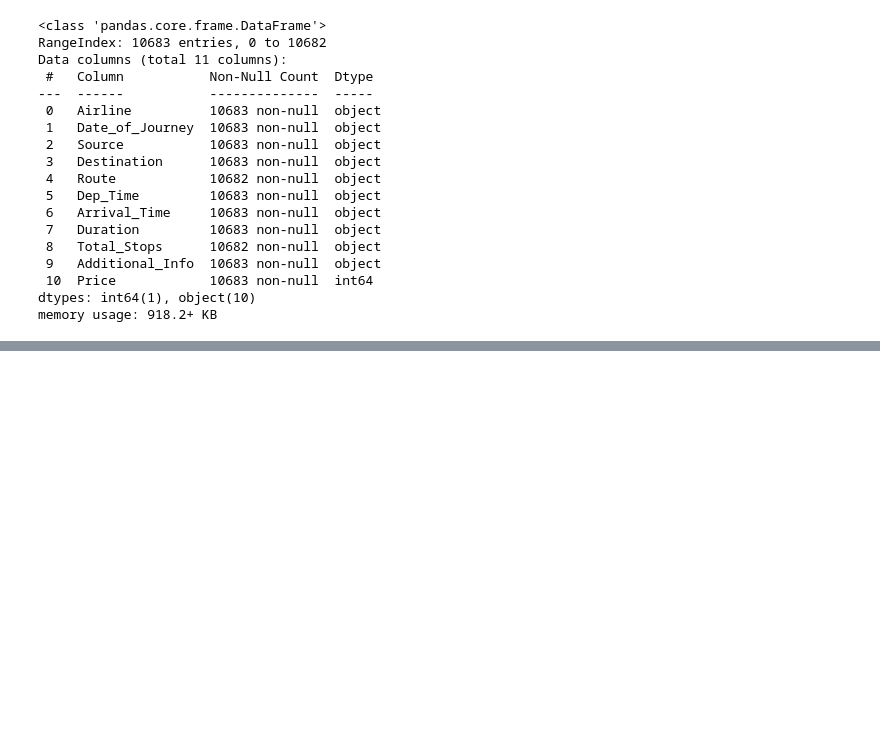
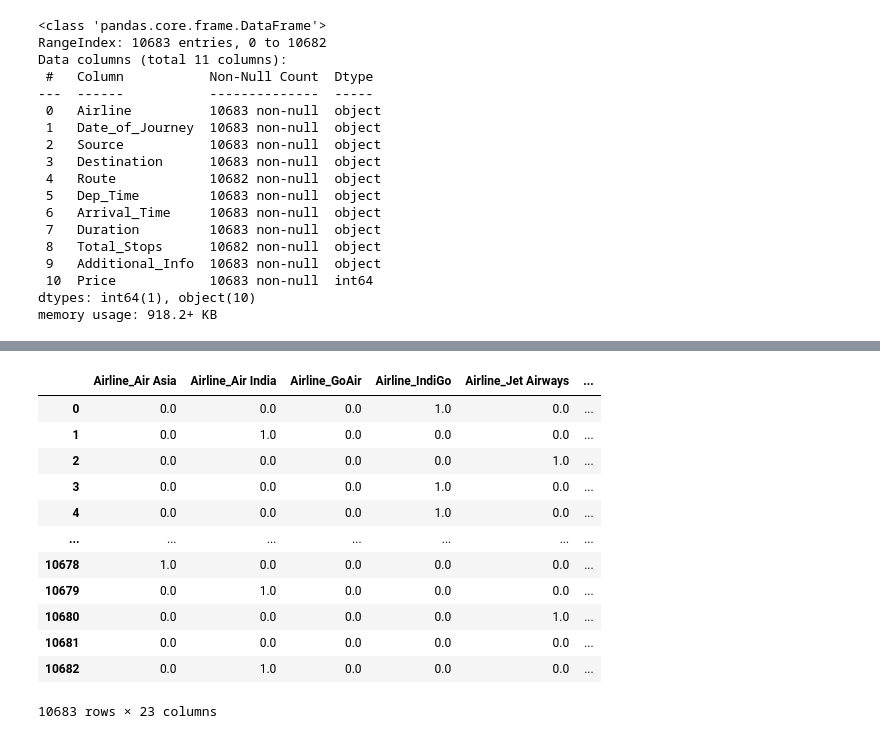
Before and after one commit to nikesm98/Machine-Learning-full, a Jupyter notebook: Machine Learning/EDA_FlilghtPrice/flightPrice.ipynb, the cells around one changed output, grey strips where cells are left out. Saved outputs shown, nothing was run; the diff lists cells and outputs as text; code cells hidden in the pictures; blank space fills up the shorter version.

```diff
--- a/Machine Learning/EDA_FlilghtPrice/flightPrice.ipynb
+++ b/Machine Learning/EDA_FlilghtPrice/flightPrice.ipynb
@@ -50,0 +306,3 @@ memory usage: 918.2+ KB
+# %%
+df['Duration_Hour'] = df['Duration_Hour'].astype(int)
+# df['Duration_Min'] = df['Duration_Min'].astype(int)
@@ -50,0 +340,5 @@ memory usage: 918.2+ KB
+# %%
+df['Duration_Min'] =df['Duration_Min'].map({
+
+    np.nan:0,
+})
@@ -50,0 +378,4 @@ memory usage: 918.2+ KB
+# %%
+encoder = OneHotEncoder()
+# %%
+encoder.fit_transform(df[['Airline', 'Source','Destination']]).toarray()
@@ -50,0 +390,16 @@ memory usage: 918.2+ KB
+# %%
+pd.DataFrame(encoder.fit_transform(df[['Airline', 'Source','Destination']]).toarray(),columns=encoder.get_feature_names_out())
+# %% [output]
+|  | Airline_Air Asia | Airline_Air India | Airline_GoAir | Airline_IndiGo | Airline_Jet Airways | ... |
+| 0 | 0.0 | 0.0 | 0.0 | 1.0 | 0.0 | ... |
+| 1 | 0.0 | 1.0 | 0.0 | 0.0 | 0.0 | ... |
+| 2 | 0.0 | 0.0 | 0.0 | 0.0 | 1.0 | ... |
+| 3 | 0.0 | 0.0 | 0.0 | 1.0 | 0.0 | ... |
+| 4 | 0.0 | 0.0 | 0.0 | 1.0 | 0.0 | ... |
+| ... | ... | ... | ... | ... | ... | ... |
+| 10678 | 1.0 | 0.0 | 0.0 | 0.0 | 0.0 | ... |
+| 10679 | 0.0 | 1.0 | 0.0 | 0.0 | 0.0 | ... |
+| 10680 | 0.0 | 0.0 | 0.0 | 0.0 | 1.0 | ... |
+| 10681 | 0.0 | 0.0 | 0.0 | 0.0 | 0.0 | ... |
+| 10682 | 0.0 | 1.0 | 0.0 | 0.0 | 0.0 | ... |
+10683 rows × 23 columns
```
Also changed, not shown: parts of 40 cells of this notebook.
